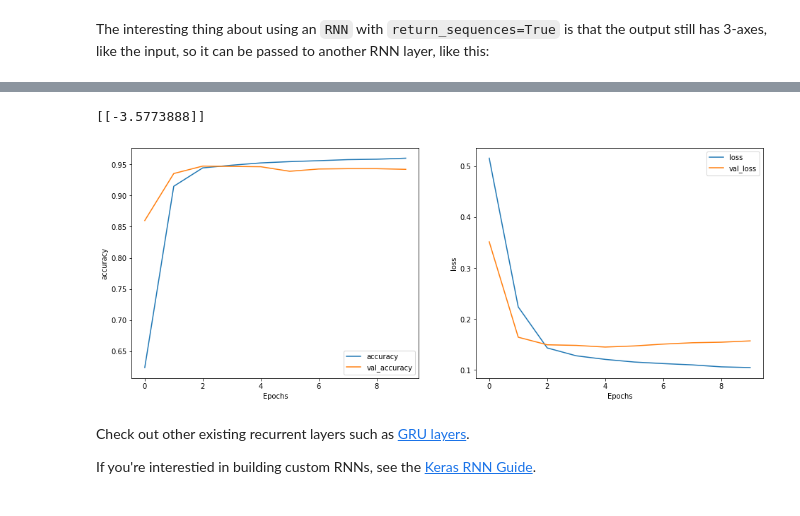
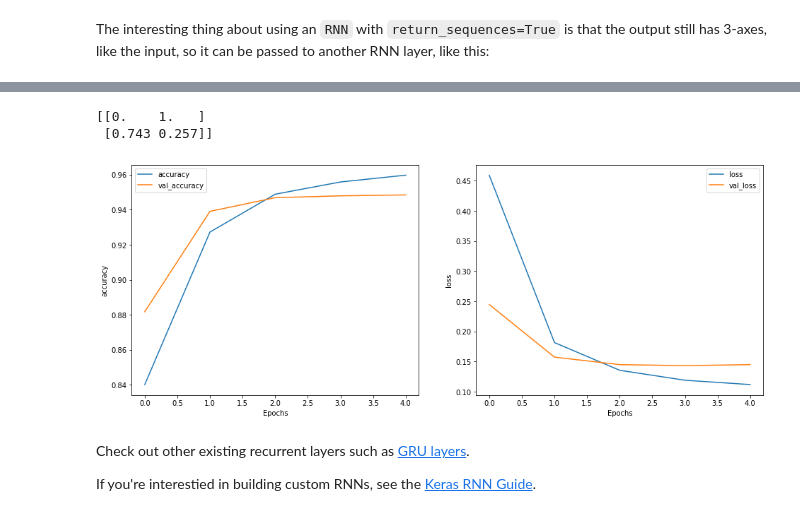
Before and after one commit to Caramba997/hatespeech_classifier, a Jupyter notebook: text_classification_rnn.ipynb, the cells around one changed output, grey strips where cells are left out. Cells and saved outputs as stored; diff of their text form; code cells hidden in the pictures.

Commit message:
Updated gitignore. Fixed notebook and use Softmax

```diff
--- a/text_classification_rnn.ipynb
+++ b/text_classification_rnn.ipynb
@@ -110,7 +129,7 @@ Initially this returns a dataset of (text, label pairs):
 # %% [markdown]
 Next shuffle the data for training and create batches of these `(text, label)` pairs:
 # %%
-BUFFER_SIZE = 10000
+BUFFER_SIZE = 1000
 BATCH_SIZE = 64
 # %%
 train_dataset = train_dataset.shuffle(BUFFER_SIZE).batch(BATCH_SIZE).prefetch(tf.data.AUTOTUNE)
@@ -313,12 +364,14 @@ Here is what the flow of information looks like with `return_sequences=True`:
 # %% [markdown]
 The interesting thing about using an `RNN` with `return_sequences=True` is that the output still has 3-axes, like the input, so it can be passed to another RNN layer, like this:
 # %%
-model = tf.keras.Sequential([
+model_two = tf.keras.Sequential([
     encoder,
     tf.keras.layers.Embedding(len(encoder.get_vocabulary()), 64, mask_zero=True),
     tf.keras.layers.Bidirectional(tf.keras.layers.LSTM(64,  return_sequences=True)),
     tf.keras.layers.Bidirectional(tf.keras.layers.LSTM(32)),
     tf.keras.layers.Dense(64, activation='relu'),
     tf.keras.layers.Dropout(0.5),
-    tf.keras.layers.Dense(1)
+    tf.keras.layers.Dense(2, activation='softmax')
 ])
+
+print(model_two.summary())
@@ -325,9 +396,9 @@ model = tf.keras.Sequential([
 # %%
-model.compile(loss=tf.keras.losses.BinaryCrossentropy(from_logits=True),
-              optimizer=tf.keras.optimizers.Adam(1e-4),
-              metrics=['accuracy'])
+model_two.compile(loss=tf.keras.losses.CategoricalCrossentropy(),
+              optimizer=tf.keras.optimizers.Adam(0.0001),
+              metrics=['accuracy', tfa.metrics.f_scores.F1Score(2, "micro")])
 # %%
-history = model.fit(train_dataset, epochs=10,
+history_two = model_two.fit(train_dataset, epochs=5,
                     validation_data=test_dataset,
                     validation_steps=30)
 # %% [output]
@@ -363,20 +426,22 @@ Test Accuracy: 0.941900372505188
 # %%
 # predict on a sample text without padding.
 
-sample_text = ('The movie was not good. The animation and the graphics '
-               'were terrible. I would not recommend this movie.')
-predictions = model.predict(np.array([sample_text]))
+sample_text = ['You are such a stupid fucking whore',
+               'I would not recommend this movie.']
+predictions = model_two.predict(np.array(sample_text))
+
 print(predictions)
 # %% [output]
-[[-3.5773888]]
+[[0.    1.   ]
+ [0.743 0.257]]
 # %%
 plt.figure(figsize=(16, 6))
 plt.subplot(1, 2, 1)
-plot_graphs(history, 'accuracy')
+plot_graphs(history_two, 'accuracy')
 plt.subplot(1, 2, 2)
-plot_graphs(history, 'loss')
+plot_graphs(history_two, 'loss')
 # %% [output]
-[figure, old version]
+[figure, new version]
 # %% [markdown]
 Check out other existing recurrent layers such as [GRU layers](https://www.tensorflow.org/api_docs/python/tf/keras/layers/GRU).
 
```
Also changed, not shown: parts of 23 cells of this notebook, 1 other file.
